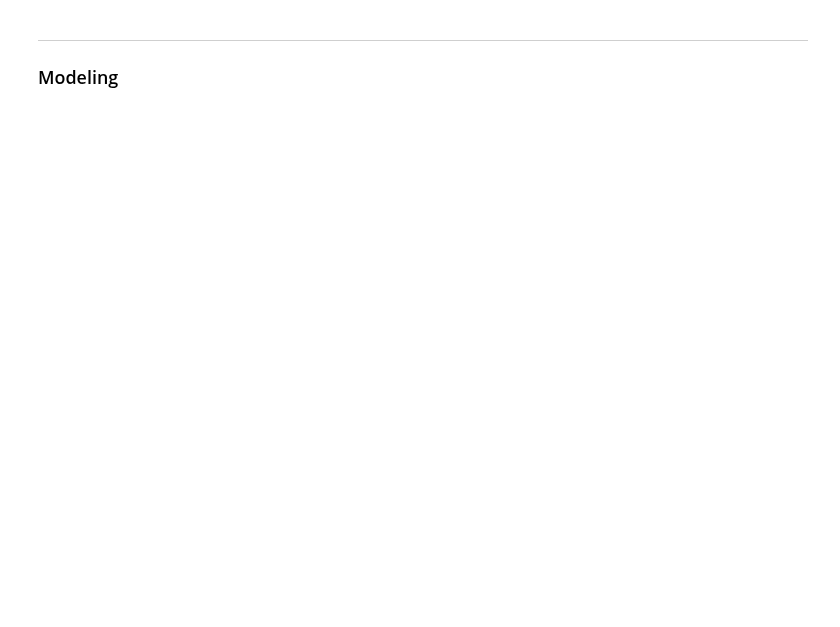
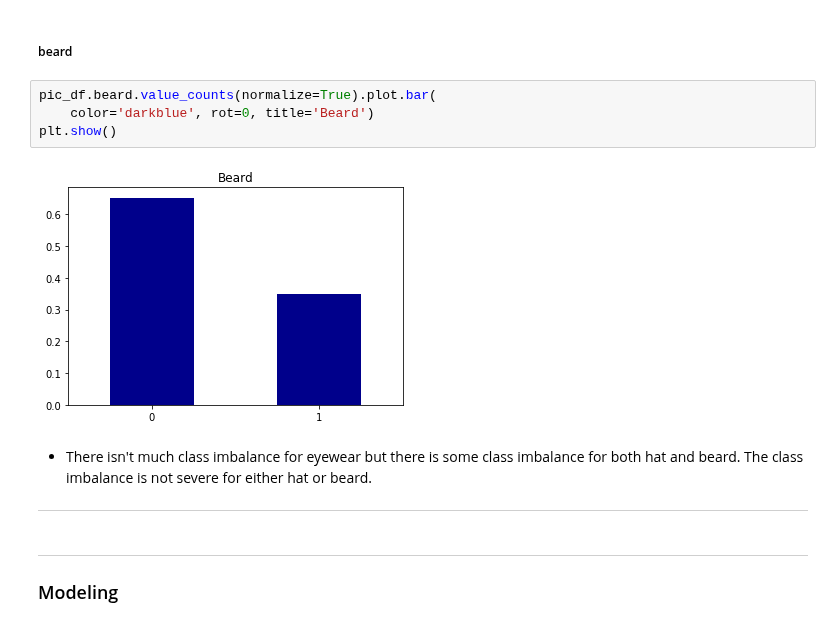
Before and after one commit to mzhou356/img2recommender, a Jupyter notebook: IMG2RECOMMENDER_summary_notebook.ipynb, the cells around one changed output. Saved outputs shown, nothing was run; the diff lists cells and outputs as text; blank space fills up the shorter version.

```diff
--- a/IMG2RECOMMENDER_summary_notebook.ipynb
+++ b/IMG2RECOMMENDER_summary_notebook.ipynb
@@ -53,3 +107,15 @@ ModuleNotFoundError: No module named 'data_processing'
+# %% [markdown]
+##### beard
+# %%
+pic_df.beard.value_counts(normalize=True).plot.bar(
+    color='darkblue', rot=0, title='Beard')
+plt.show()
+# %% [output]
+[figure, added]
+# %% [markdown]
+* There isn't much class imbalance for eyewear but there is some class imbalance for both hat and beard. The class imbalance is not severe for either hat or beard.
+
+----
 # %% [markdown]
 ----
 ### Modeling
```
Also changed, not shown: parts of 38 cells of this notebook, 2 other files.
